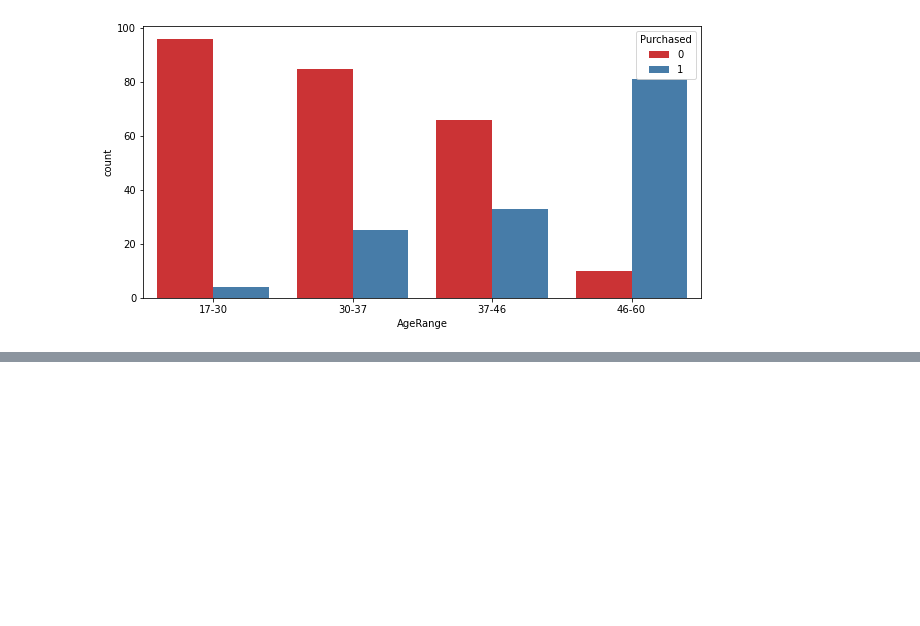
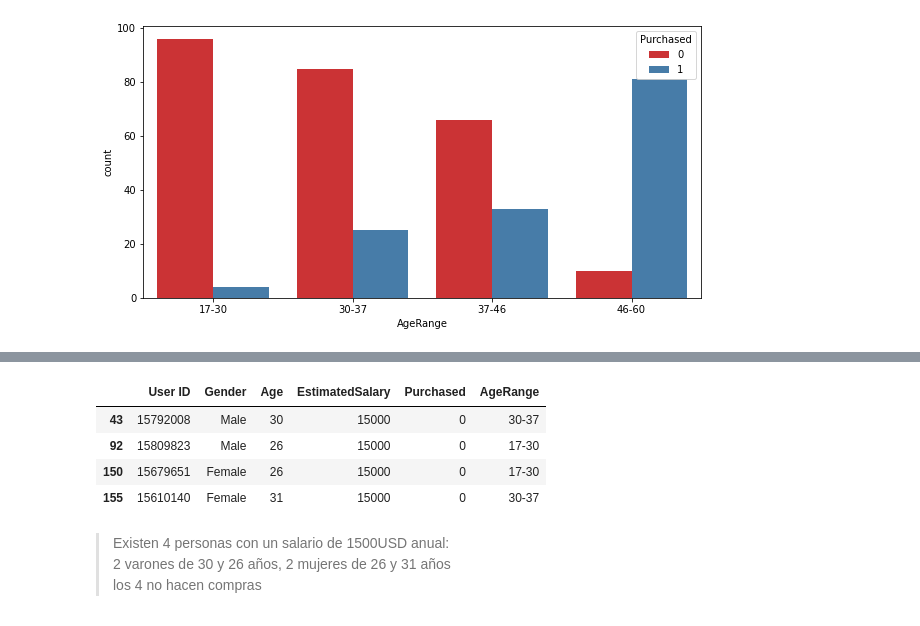
Before and after one commit to cesarmsq/EDAproject, a Jupyter notebook: SocialNetworkADS.ipynb, the cells around one changed output, grey strips where cells are left out. Cells and saved outputs as stored; diff of their text form; code cells hidden in the pictures; blank space fills up the shorter version.

```diff
--- a/SocialNetworkADS.ipynb
+++ b/SocialNetworkADS.ipynb
@@ -123,0 +133,12 @@ sns.countplot(data=df, x="AgeRange", hue="Purchased", palette="Set1");
+# %%
+df[df["EstimatedSalary"]==df["EstimatedSalary"].min()]
+# %% [output]
+|  | User ID | Gender | Age | EstimatedSalary | Purchased | AgeRange |
+| 43 | 15792008 | Male | 30 | 15000 | 0 | 30-37 |
+| 92 | 15809823 | Male | 26 | 15000 | 0 | 17-30 |
+| 150 | 15679651 | Female | 26 | 15000 | 0 | 17-30 |
+| 155 | 15610140 | Female | 31 | 15000 | 0 | 30-37 |
+# %% [markdown]
+> Existen 4 personas con un salario de 1500USD anual:
+> 2 varones de 30 y 26 años, 2 mujeres de 26 y 31 años
+> los 4 no hacen compras
```
Also changed, not shown: parts of 6 cells of this notebook, 2 other files.
